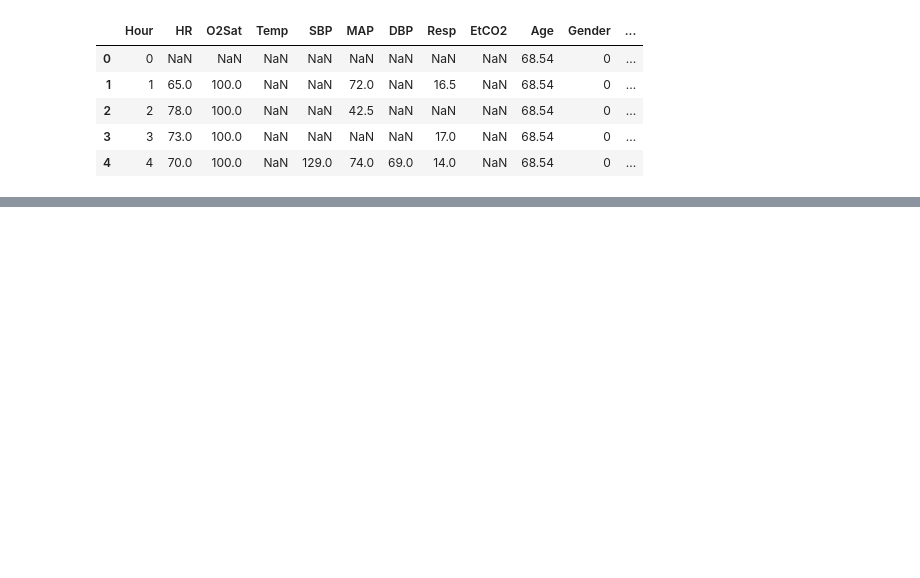
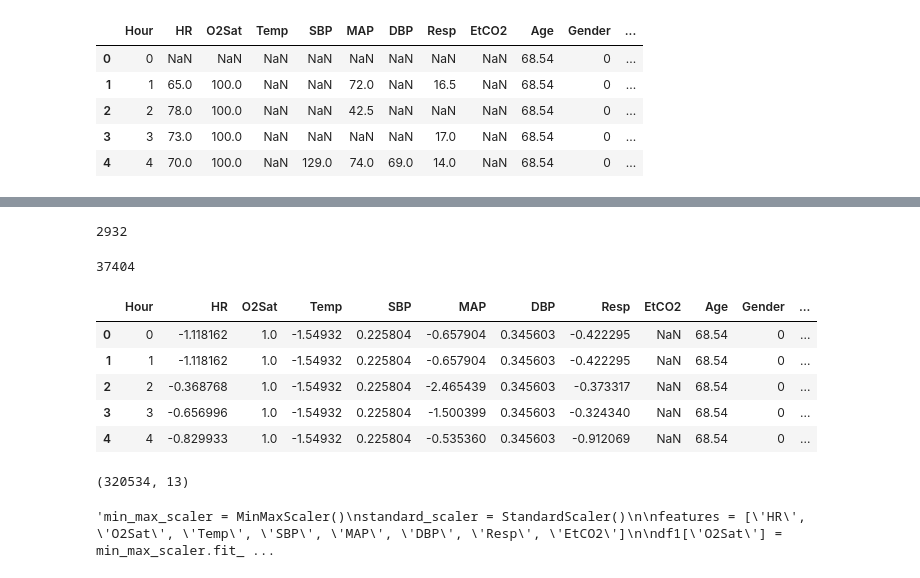
Before and after one commit to Charlie5545/icu-watch, a Jupyter notebook: notebooks/didem_notebook.ipynb, the cells around one changed output, grey strips where cells are left out. Saved outputs shown, nothing was run; the diff lists cells and outputs as text; code cells hidden in the pictures; blank space fills up the shorter version.

```diff
--- a/notebooks/didem_notebook.ipynb
+++ b/notebooks/didem_notebook.ipynb
@@ -369,0 +192,62 @@ NameError: name 'model' is not defined
+# %%
+# List of columns to plot
+columns_to_scale = ['HR', 'O2Sat', 'Temp', 'SBP', 'MAP', 'DBP', 'Resp']
+
+# Initialize the scalers
+min_max_scaler = MinMaxScaler()
+standard_scaler = StandardScaler()
+
+# Apply MinMaxScaler to the O2Sat column
+cleaned_df['O2Sat'] = min_max_scaler.fit_transform(cleaned_df[['O2Sat']])
+
+# Apply StandardScaler to the rest of the columns
+columns_to_standardize = [col for col in columns_to_scale if col != 'O2Sat']
+cleaned_df[columns_to_standardize] = standard_scaler.fit_transform(cleaned_df[columns_to_standardize])
+# %%
+# Prepare data for LSTM
+features = ['HR', 'O2Sat', 'Temp', 'SBP', 'MAP', 'DBP', 'Resp', 'Age', 'Gender', "Patient_ID"]
+X = cleaned_df[features]
+y = cleaned_df['SepsisLabel']
+# %% [output]
+2932
+# %%
+y.value_counts()
+# %% [output]
+37404
+# %%
+def create_sequences(X, y, time_steps=6):
+    X_seq, y_seq = [], []
+    for i in range(len(X) - time_steps):
+        X_seq.append(X.iloc[i:(i + time_steps)].values)
+        y_seq.append(y.iloc[i + time_steps])
+    return X_seq, y_seq
+# %%
+X_sequences = []
+y_sequences = []
+
+for patient in cleaned_df.sort_values(["Patient_ID", "Hour"]).groupby("Patient_ID"):
+
+    features = ['HR', 'O2Sat', 'Temp', 'SBP', 'MAP', 'DBP', 'Resp', 'Age', 'Gender']
+    X = patient[1][features]
+    y = patient[1]['SepsisLabel']
+    X_s, y_s = create_sequences(X,y)
+
+    X_sequences = X_sequences + X_s
+    y_sequences = y_sequences + y_s
+# %%
+X_sequences, y_sequences = np.array(X_sequences), np.array(y_sequences)
+# %% [output]
+|  | Hour | HR | O2Sat | Temp | SBP | MAP | DBP | Resp | EtCO2 | Age | Gender | ... |
+| 0 | 0 | -1.118162 | 1.0 | -1.54932 | 0.225804 | -0.657904 | 0.345603 | -0.422295 | NaN | 68.54 | 0 | ... |
+| 1 | 1 | -1.118162 | 1.0 | -1.54932 | 0.225804 | -0.657904 | 0.345603 | -0.422295 | NaN | 68.54 | 0 | ... |
+| 2 | 2 | -0.368768 | 1.0 | -1.54932 | 0.225804 | -2.465439 | 0.345603 | -0.373317 | NaN | 68.54 | 0 | ... |
+| 3 | 3 | -0.656996 | 1.0 | -1.54932 | 0.225804 | -1.500399 | 0.345603 | -0.324340 | NaN | 68.54 | 0 | ... |
+| 4 | 4 | -0.829933 | 1.0 | -1.54932 | 0.225804 | -0.535360 | 0.345603 | -0.912069 | NaN | 68.54 | 0 | ... |
+# %%
+y_sequences.mean()
+# %% [output]
+(320534, 13)
+# %%
+split_point = int(0.8 * len(y_sequences))
+# %% [output]
+'min_max_scaler = MinMaxScaler()\nstandard_scaler = StandardScaler()\n\nfeatures = [\'HR\', \'O2Sat\', \'Temp\', \'SBP\', \'MAP\', \'DBP\', \'Resp\', \'EtCO2\']\n\ndf1[\'O2Sat\'] = min_max_scaler.fit_ ...
```
Also changed, not shown: parts of 57 cells of this notebook, 1 other file.
